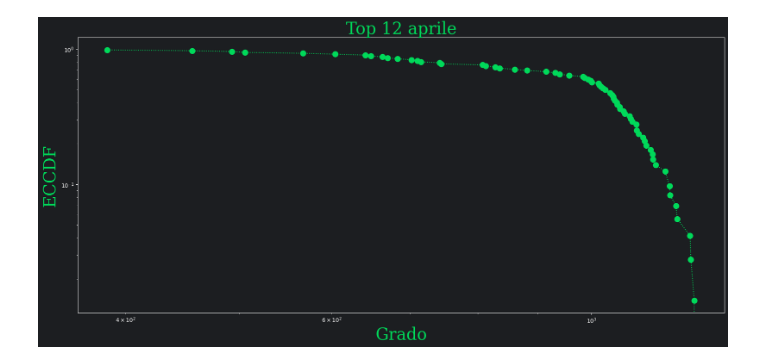
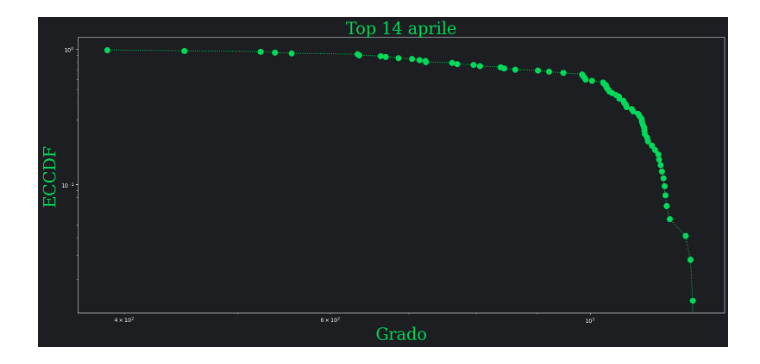
Before and after one commit to MarcoColan01/Social-Media-Mining, a Jupyter notebook: Progetto/Network analisys/ECDFs.ipynb, the cells around one changed output. Cells and saved outputs as stored; diff of their text form; code cells hidden in the pictures.

Commit message:
Data gathering 14 aprile

```diff
--- a/Progetto/Network analisys/ECDFs.ipynb
+++ b/Progetto/Network analisys/ECDFs.ipynb
@@ -11,7 +11,7 @@ import matplotlib as mpl
 # %%
 #for z in range (1,16):
 giorno = 10
-for z in range (3,4):
+for z in range (4,5):
     with open(f'viral0{z}.pkl', 'rb') as f:
             grafo = pickle.load(f)
     #grafo = nx.read_gpickle('viral01.pkl')
@@ -29,32 +29,32 @@ for z in range (3,4):
     x = np.unique(campione_degree)
     y = cdf_fb(x)
 
     # Visualizzazione
     fig_cdf_function = plt.figure(figsize=(21,9))
     fig_cdf_function.set_facecolor('#1c1e21')
     assi = fig_cdf_function.gca()
     assi.set_facecolor('#1c1e21')
 
     fpath = os.path.join(mpl.get_data_path(), "fonts/ttf/DejaVuSerif.ttf")
     prop = fm.FontProperties(fname=fpath)
     fname = os.path.split(fpath)[1]
 
     assi.set_xlabel('X-axis')
     assi.set_ylabel('Y-axis')
 
     assi.spines['left'].set_color('white')
     assi.spines['right'].set_color('white')         # setting up Y-axis tick color to red
     assi.spines['top'].set_color('white')
     assi.spines['bottom'].set_color('white')
     assi.tick_params(colors='white', which='both')
 
     assi.loglog(x,1-y,color = '#00d95a', linestyle = ':', marker= 'o',ms = 10)
-    plt.title(f'Top {giorno+z-1} aprile'.format(fname), fontproperties=prop, size = 30, color='#00d95a')
+    plt.title(f'Top {giorno+z} aprile'.format(fname), fontproperties=prop, size = 30, color='#00d95a')
     assi.set_xlabel('Grado'.format(fname), fontproperties=prop, size = 30, color='#00d95a')
     assi.set_ylabel('ECCDF'.format(fname), fontproperties=prop, size = 30, color='#00d95a')
 
     plt.savefig(f'global_ECDF0{z}.png')
     giorno += 1
     #plt.show()
 # %% [output]
-[figure, old version]
+[figure, new version]
```
Also changed, not shown: 37 other files.
